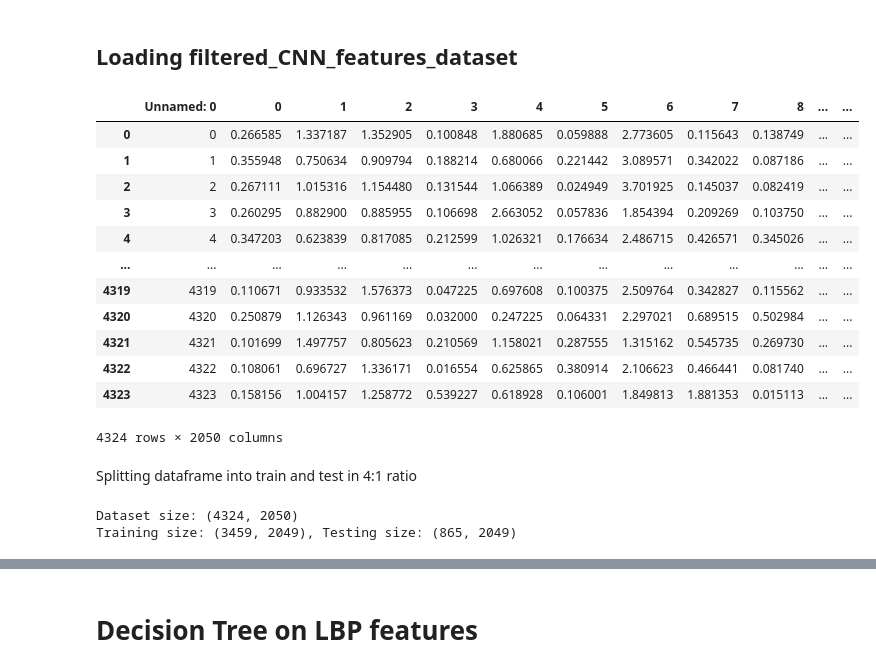
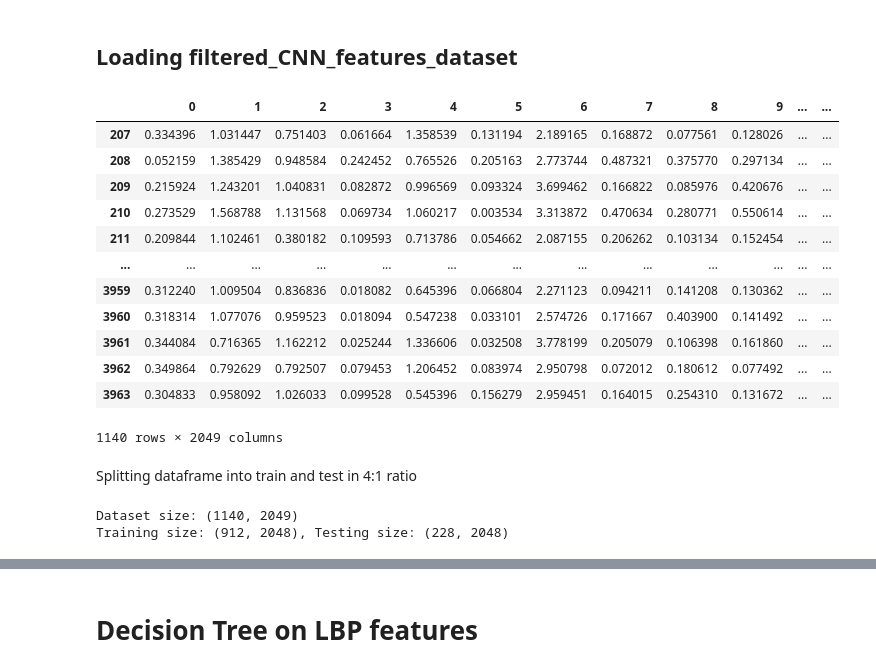
Before and after one commit to AgarwalMayank2/Face_Detection, a Jupyter notebook: applying_ML_algorithms/Decision_Tree_PRMLproj.ipynb, the cells around one changed output, grey strips where cells are left out. Cells and saved outputs as stored; diff of their text form; code cells hidden in the pictures.

```diff
--- a/applying_ML_algorithms/Decision_Tree_PRMLproj.ipynb
+++ b/applying_ML_algorithms/Decision_Tree_PRMLproj.ipynb
@@ -18,21 +123,33 @@ from sklearn.preprocessing import LabelEncoder, StandardScaler
 # %%
 url_filtered_CNN_features_dataset = 'https://raw.githubusercontent.com/AgarwalMayank2/Face_Detection/refs/heads/main/processed_dataset/filtered_CNN_features_dataset.csv' #for CNN limited
 df_CNN = pd.read_csv(url_filtered_CNN_features_dataset) # reading url for extracted CNN_features_dataset_limited.csv
+df_CNN.drop('Unnamed: 0', axis=1, inplace=True)
+
+#dropping those labels whose number of datapoints are less than 80
+# Get the counts of each label
+label_counts = df_CNN['2048'].value_counts()
+
+# Filter out labels with counts less than 80
+labels_to_keep = label_counts[label_counts >= 80].index
+
+# Filter the DataFrame
+df_CNN = df_CNN[df_CNN['2048'].isin(labels_to_keep)]
+
 df_CNN
 # %% [output]
-|  | Unnamed: 0 | 0 | 1 | 2 | 3 | 4 | 5 | 6 | 7 | 8 | ... | ... |
-| 0 | 0 | 0.266585 | 1.337187 | 1.352905 | 0.100848 | 1.880685 | 0.059888 | 2.773605 | 0.115643 | 0.138749 | ... | ... |
-| 1 | 1 | 0.355948 | 0.750634 | 0.909794 | 0.188214 | 0.680066 | 0.221442 | 3.089571 | 0.342022 | 0.087186 | ... | ... |
-| 2 | 2 | 0.267111 | 1.015316 | 1.154480 | 0.131544 | 1.066389 | 0.024949 | 3.701925 | 0.145037 | 0.082419 | ... | ... |
-| 3 | 3 | 0.260295 | 0.882900 | 0.885955 | 0.106698 | 2.663052 | 0.057836 | 1.854394 | 0.209269 | 0.103750 | ... | ... |
-| 4 | 4 | 0.347203 | 0.623839 | 0.817085 | 0.212599 | 1.026321 | 0.176634 | 2.486715 | 0.426571 | 0.345026 | ... | ... |
+|  | 0 | 1 | 2 | 3 | 4 | 5 | 6 | 7 | 8 | 9 | ... | ... |
+| 207 | 0.334396 | 1.031447 | 0.751403 | 0.061664 | 1.358539 | 0.131194 | 2.189165 | 0.168872 | 0.077561 | 0.128026 | ... | ... |
+| 208 | 0.052159 | 1.385429 | 0.948584 | 0.242452 | 0.765526 | 0.205163 | 2.773744 | 0.487321 | 0.375770 | 0.297134 | ... | ... |
+| 209 | 0.215924 | 1.243201 | 1.040831 | 0.082872 | 0.996569 | 0.093324 | 3.699462 | 0.166822 | 0.085976 | 0.420676 | ... | ... |
+| 210 | 0.273529 | 1.568788 | 1.131568 | 0.069734 | 1.060217 | 0.003534 | 3.313872 | 0.470634 | 0.280771 | 0.550614 | ... | ... |
+| 211 | 0.209844 | 1.102461 | 0.380182 | 0.109593 | 0.713786 | 0.054662 | 2.087155 | 0.206262 | 0.103134 | 0.152454 | ... | ... |
 | ... | ... | ... | ... | ... | ... | ... | ... | ... | ... | ... | ... | ... |
-| 4319 | 4319 | 0.110671 | 0.933532 | 1.576373 | 0.047225 | 0.697608 | 0.100375 | 2.509764 | 0.342827 | 0.115562 | ... | ... |
-| 4320 | 4320 | 0.250879 | 1.126343 | 0.961169 | 0.032000 | 0.247225 | 0.064331 | 2.297021 | 0.689515 | 0.502984 | ... | ... |
-| 4321 | 4321 | 0.101699 | 1.497757 | 0.805623 | 0.210569 | 1.158021 | 0.287555 | 1.315162 | 0.545735 | 0.269730 | ... | ... |
-| 4322 | 4322 | 0.108061 | 0.696727 | 1.336171 | 0.016554 | 0.625865 | 0.380914 | 2.106623 | 0.466441 | 0.081740 | ... | ... |
-| 4323 | 4323 | 0.158156 | 1.004157 | 1.258772 | 0.539227 | 0.618928 | 0.106001 | 1.849813 | 1.881353 | 0.015113 | ... | ... |
+| 3959 | 0.312240 | 1.009504 | 0.836836 | 0.018082 | 0.645396 | 0.066804 | 2.271123 | 0.094211 | 0.141208 | 0.130362 | ... | ... |
+| 3960 | 0.318314 | 1.077076 | 0.959523 | 0.018094 | 0.547238 | 0.033101 | 2.574726 | 0.171667 | 0.403900 | 0.141492 | ... | ... |
+| 3961 | 0.344084 | 0.716365 | 1.162212 | 0.025244 | 1.336606 | 0.032508 | 3.778199 | 0.205079 | 0.106398 | 0.161860 | ... | ... |
+| 3962 | 0.349864 | 0.792629 | 0.792507 | 0.079453 | 1.206452 | 0.083974 | 2.950798 | 0.072012 | 0.180612 | 0.077492 | ... | ... |
+| 3963 | 0.304833 | 0.958092 | 1.026033 | 0.099528 | 0.545396 | 0.156279 | 2.959451 | 0.164015 | 0.254310 | 0.131672 | ... | ... |
-4324 rows × 2050 columns
+1140 rows × 2049 columns
 # %% [markdown]
 Splitting dataframe into train and test in 4:1 ratio
 # %%
@@ -56,5 +173,5 @@ X_test_CNN = scaler.transform(X_test_CNN)
 print(f"Dataset size: {df_CNN.shape}")
 print(f"Training size: {X_train_CNN.shape}, Testing size: {X_test_CNN.shape}")
 # %% [output]
-Dataset size: (4324, 2050)
-Training size: (3459, 2049), Testing size: (865, 2049)
+Dataset size: (1140, 2049)
+Training size: (912, 2048), Testing size: (228, 2048)
```
Also changed, not shown: parts of 18 cells of this notebook.
